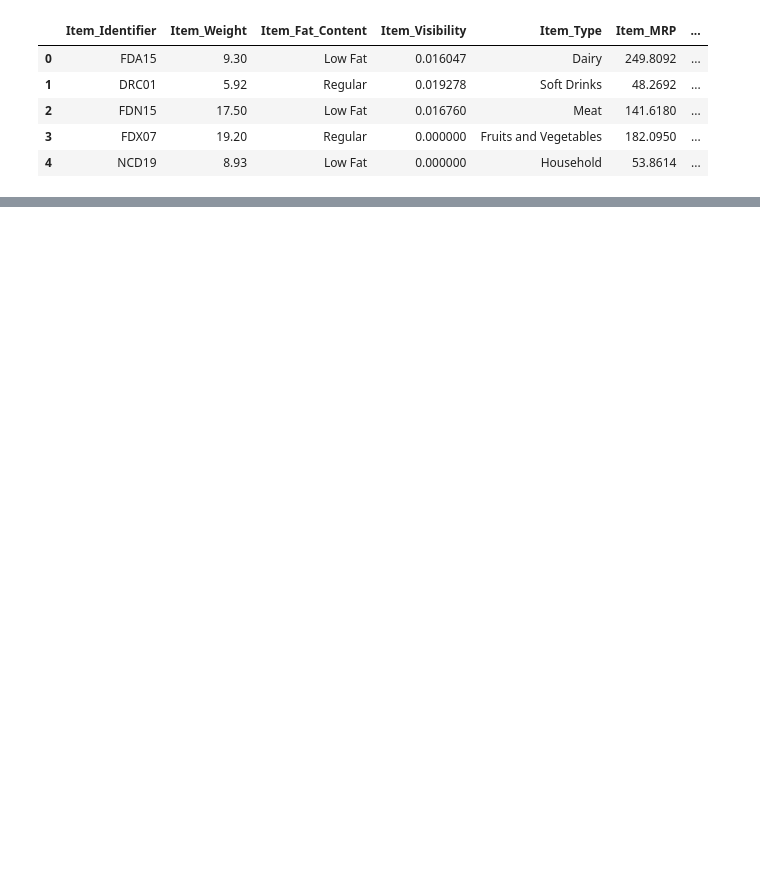
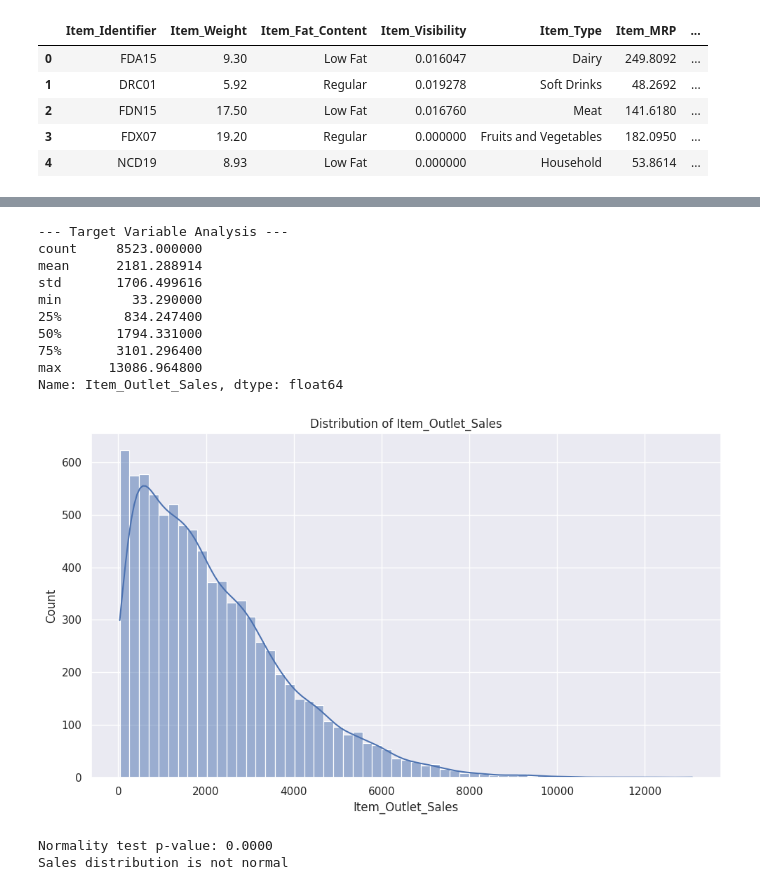
Before and after one commit to TanushreeHR/Sales-Prediction, a Jupyter notebook: EDA.ipynb, the cells around one changed output, grey strips where cells are left out. Drawn from its saved outputs; the diff is of its cells as text; code cells hidden in the pictures; blank space fills up the shorter version.

```diff
--- a/EDA.ipynb
+++ b/EDA.ipynb
@@ -69,0 +252,33 @@ plt.show()
+# %%
+print("\n--- Target Variable Analysis ---")
+print(train_data['Item_Outlet_Sales'].describe())
+
+plt.figure(figsize=(10, 6))
+sns.histplot(train_data['Item_Outlet_Sales'], kde=True)
+plt.title('Distribution of Item_Outlet_Sales')
+plt.tight_layout()
+plt.savefig('plots/sales_distribution.png')
+# %% [output]
+--- Target Variable Analysis ---
+count     8523.000000
+mean      2181.288914
+std       1706.499616
+min         33.290000
+25%        834.247400
+50%       1794.331000
+75%       3101.296400
+max      13086.964800
+Name: Item_Outlet_Sales, dtype: float64
+[figure, added]
+# %%
+from scipy import stats
+
+_, p_value = stats.normaltest(train_data['Item_Outlet_Sales'])
+print(f"Normality test p-value: {p_value:.4f}")
+if p_value < 0.05:
+    print("Sales distribution is not normal")
+else:
+    print("Sales distribution is approximately normal")
+# %% [output]
+Normality test p-value: 0.0000
+Sales distribution is not normal
```
Also changed, not shown: parts of 31 cells of this notebook, 10 other files.
